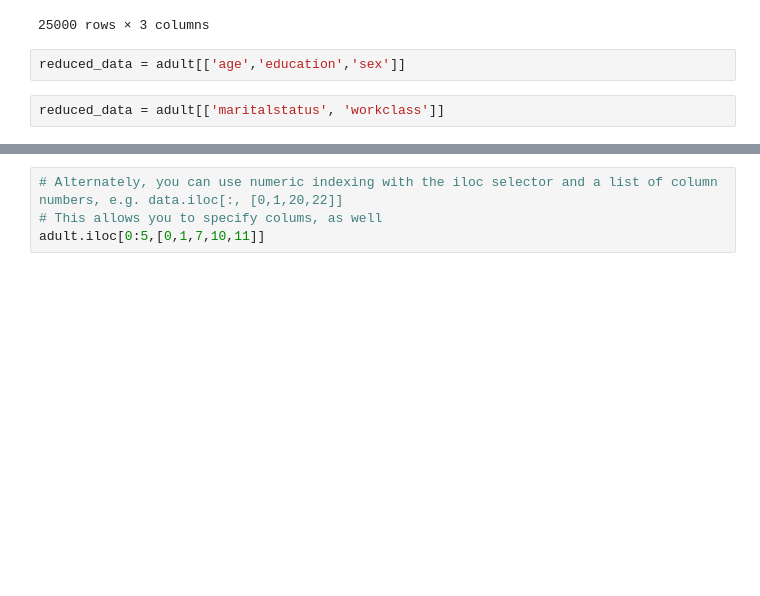
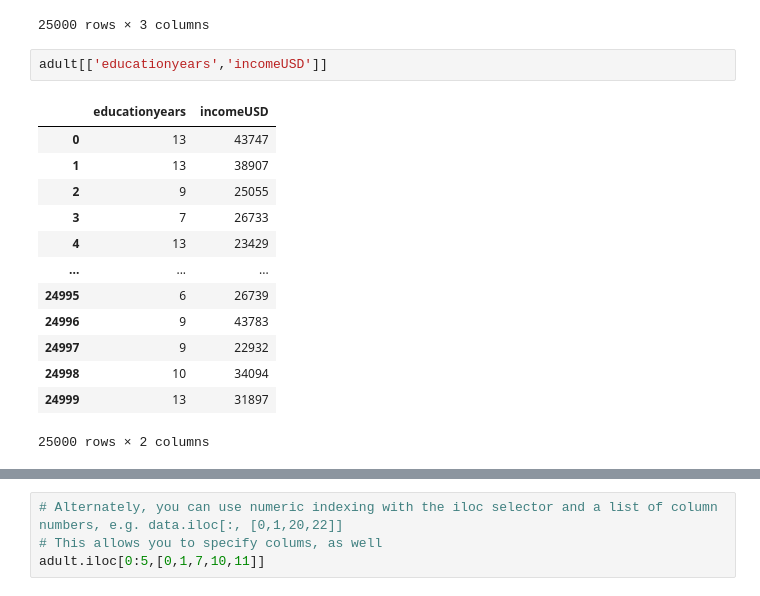
Before and after one commit to CAGEHLH/Data-Mining-and-apps, a Jupyter notebook: Copy_of_Module2_Preprocessing.ipynb, the cells around one changed output, grey strips where cells are left out. Drawn from its saved outputs; the diff is of its cells as text; blank space fills up the shorter version.

```diff
--- a/Copy_of_Module2_Preprocessing.ipynb
+++ b/Copy_of_Module2_Preprocessing.ipynb
@@ -280,7 +288,19 @@ adult[['age','education','sex']]
 | 24998 | 21 | Some-college | Male |
 | 24999 | 25 | Bachelors | Female |
 25000 rows × 3 columns
-# %%
-reduced_data = adult[['age','education','sex']]
-# %%
-reduced_data = adult[['maritalstatus', 'workclass']]
+# %%
+adult[['educationyears','incomeUSD']]
+# %% [output]
+|  | educationyears | incomeUSD |
+| 0 | 13 | 43747 |
+| 1 | 13 | 38907 |
+| 2 | 9 | 25055 |
+| 3 | 7 | 26733 |
+| 4 | 13 | 23429 |
+| ... | ... | ... |
+| 24995 | 6 | 26739 |
+| 24996 | 9 | 43783 |
+| 24997 | 9 | 22932 |
+| 24998 | 10 | 34094 |
+| 24999 | 13 | 31897 |
+25000 rows × 2 columns
```
Also changed, not shown: parts of 13 cells of this notebook.
